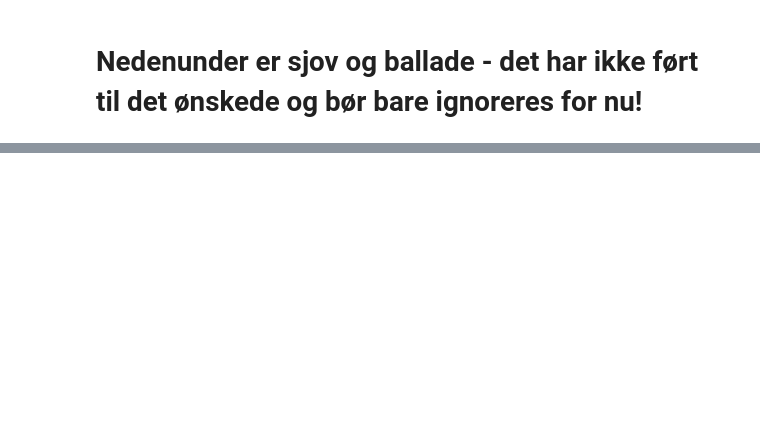
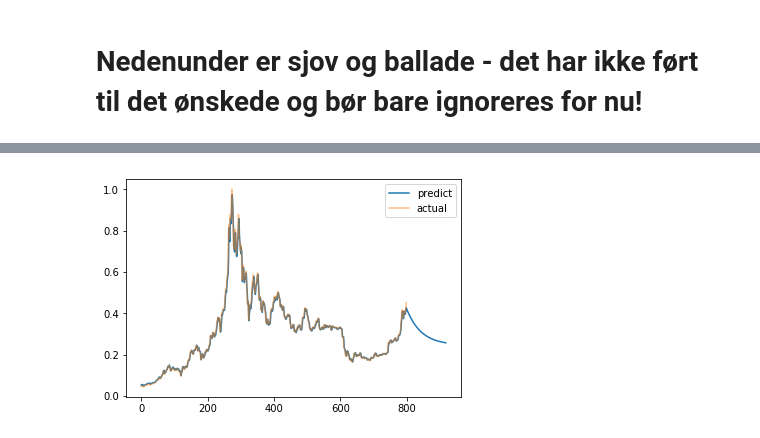
Before and after one commit to tobiaskkd/AI_exam_project, a Jupyter notebook: RNN_good.ipynb, the cells around one changed output, grey strips where cells are left out. Drawn from its saved outputs; the diff is of its cells as text; code cells hidden in the pictures; blank space fills up the shorter version.

```diff
--- a/RNN_good.ipynb
+++ b/RNN_good.ipynb
@@ -247,0 +258,24 @@ print(future[0])
+# %%
+Xtest = testX
+# %%
+x = np.zeros((1,1,1))
+x[[0]] = yhat[len(yhat)-1][0]
+preds = []
+#model.reset_states()
+for i in range(120):
+    yklat = model.predict(Xtest) # Here yhat is the predicted value from the test set (y_pred)
+    #print(yklat)
+    preds.append(yklat[0][0])
+    #print('X: ', x, ', Y: ', yklat)
+    #print(yklat[len(yklat)-1][0])
+    y = np.zeros((1,1,1))
+    y[[0]] = yklat[len(yklat)-1][0]
+
+    Xtest = np.append(Xtest, y, axis=0)
+    #x[[0]] = yklat[0][0]
+
+    #model.reset_states()
+
+print(yklat.shape)
+print(yklat[0])
+print(yklat)
@@ -247,0 +310,7 @@ print(future[0])
+# %%
+pyplot.plot(yklat, label='predict')
+pyplot.plot(testY, label='actual', alpha=0.5)
+pyplot.legend()
+pyplot.show()
+# %% [output]
+[figure, added]
```
Also changed, not shown: parts of 23 cells of this notebook, 3 other files.
